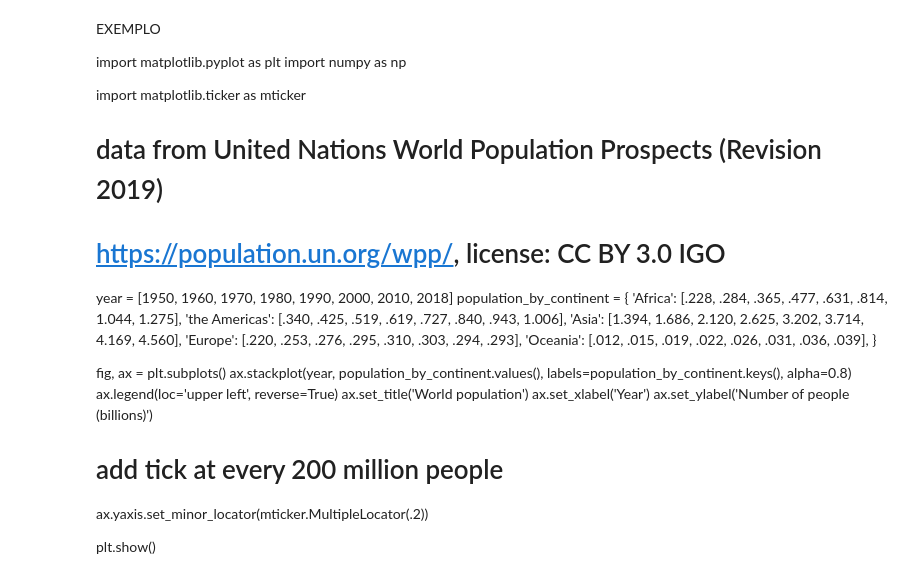
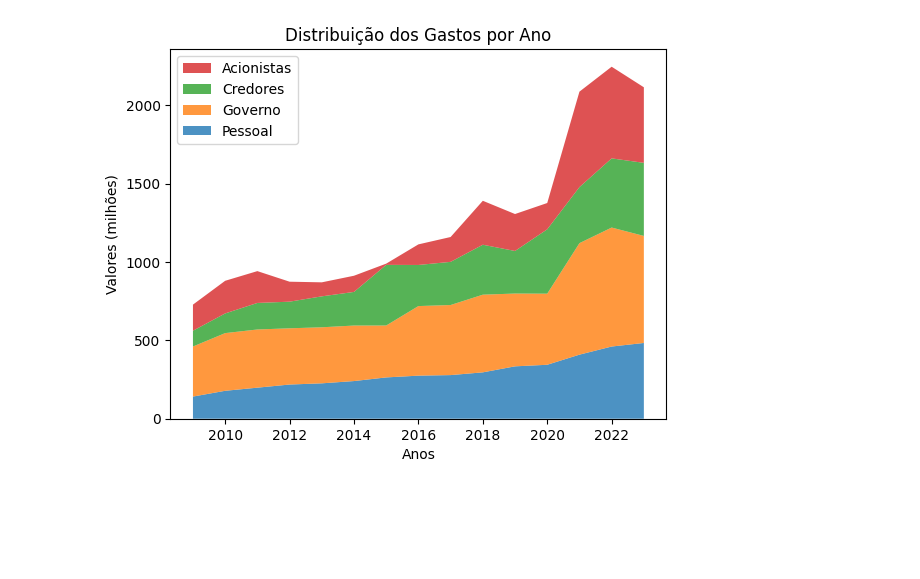
Before and after one commit to FelipeTr00/dva, a Jupyter notebook: scripts/py/stacked.ipynb, the cells around one changed output. Cells and saved outputs as stored; diff of their text form; code cells hidden in the pictures; blank space fills up the shorter version.

```diff
--- a/scripts/py/stacked.ipynb
+++ b/scripts/py/stacked.ipynb
@@ -36,47 +51,18 @@ acionistas = df["Acionistas"]
 # %%
 # Criar gráfico de área empilhada
 fig, ax = plt.subplots()
 ax.stackplot(anos, pessoal, governo, credores, acionistas,
              labels=["Pessoal", "Governo", "Credores", "Acionistas"], alpha=0.8)
 ax.legend(loc='upper left', reverse=True)
 ax.set_title('Distribuição dos Gastos por Ano')
-ax.set_xlabel('Ano')
+ax.set_xlabel('Anos')
 ax.set_ylabel('Valores (milhões)')
 
-# Adicionar ticks menores a cada 200 milhões
-ax.yaxis.set_minor_locator(mticker.MultipleLocator(1))
+# Ajustar os ticks menores
+# Ajustar o MultipleLocator para refletir melhor a escala dos dados em milhões
+ax.yaxis.set_minor_locator(mticker.MultipleLocator(1000000))  # Ticks menores a cada 1000 milhões (ou 1 bilhão)
 
 # Exibir gráfico
 plt.show()
+# %% [output]
+[figure, added]
-# %% [markdown]
-
-EXEMPLO
-
-
-import matplotlib.pyplot as plt
-import numpy as np
-
-import matplotlib.ticker as mticker
-
-# data from United Nations World Population Prospects (Revision 2019)
-# https://population.un.org/wpp/, license: CC BY 3.0 IGO
-year = [1950, 1960, 1970, 1980, 1990, 2000, 2010, 2018]
-population_by_continent = {
-    'Africa': [.228, .284, .365, .477, .631, .814, 1.044, 1.275],
-    'the Americas': [.340, .425, .519, .619, .727, .840, .943, 1.006],
-    'Asia': [1.394, 1.686, 2.120, 2.625, 3.202, 3.714, 4.169, 4.560],
-    'Europe': [.220, .253, .276, .295, .310, .303, .294, .293],
-    'Oceania': [.012, .015, .019, .022, .026, .031, .036, .039],
-}
-
-fig, ax = plt.subplots()
-ax.stackplot(year, population_by_continent.values(),
-             labels=population_by_continent.keys(), alpha=0.8)
-ax.legend(loc='upper left', reverse=True)
-ax.set_title('World population')
-ax.set_xlabel('Year')
-ax.set_ylabel('Number of people (billions)')
-# add tick at every 200 million people
-ax.yaxis.set_minor_locator(mticker.MultipleLocator(.2))
-
-plt.show()
```
Also changed, not shown: parts of 3 cells of this notebook.
